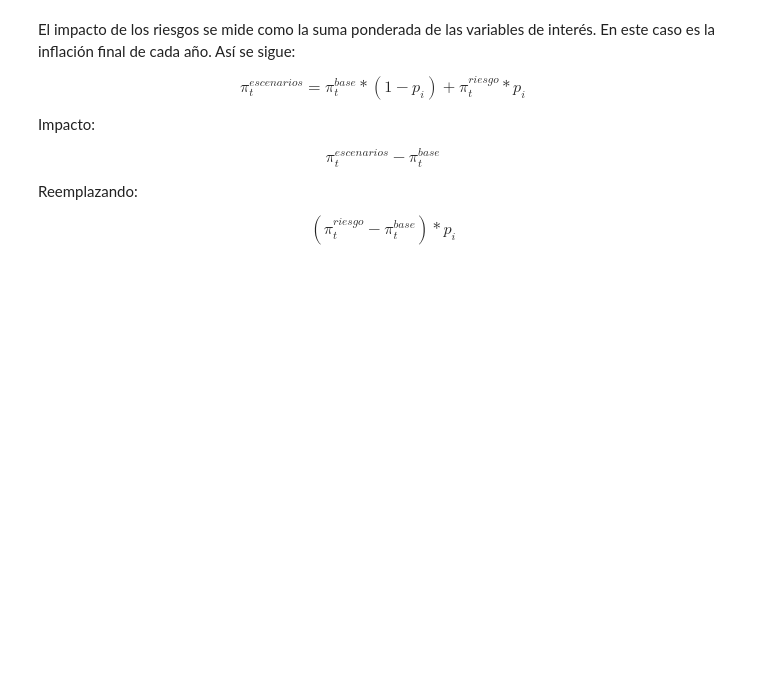
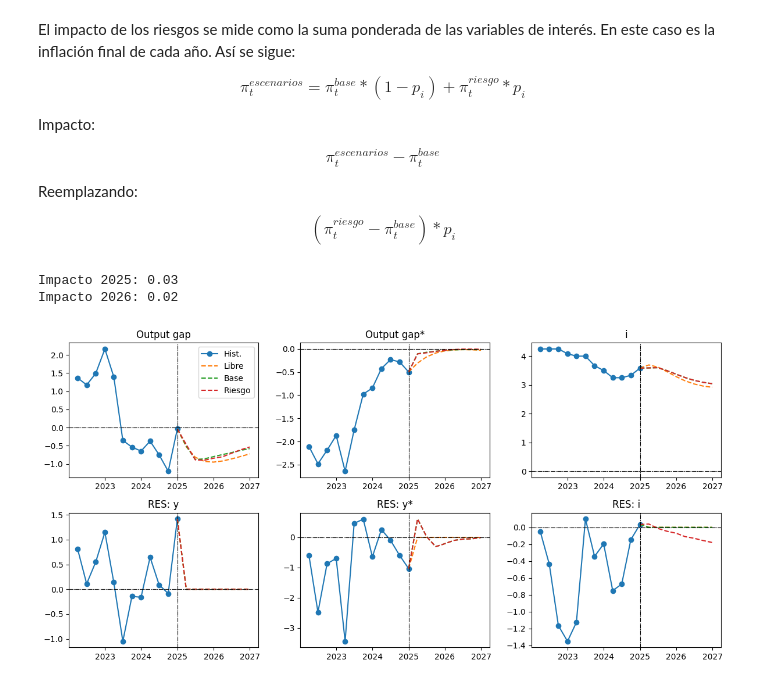
Before and after one commit to jamayat/CUECOPolMon, a Jupyter notebook: 01_Clase_sobre_MPT.ipynb, the cells around one changed output. Drawn from its saved outputs; the diff is of its cells as text; code cells hidden in the pictures; blank space fills up the shorter version.

```diff
--- a/01_Clase_sobre_MPT.ipynb
+++ b/01_Clase_sobre_MPT.ipynb
@@ -400,16 +406,16 @@ pd.DataFrame(np.c_[y,yl,yEDy,rmc,t,g,q,tau,ys,res_y], columns=['Brecha: y','Iner
 # %%
-UCond_riesgo = HTS.ReadForeCond(pathPolMon+'Tarea/DataTarea_Exogenas_Riesgo5.xlsx','2025Q1', FH)
+UCond_riesgo5 = HTS.ReadForeCond(pathPolMon+'Tarea/DataTarea_Exogenas_Riesgo5.xlsx','2025Q1', FH)
 
 tpmfija = True
 
 if tpmfija:
-    UCond_riesgo['Uvar']['var']['i'] = UFDB_base.i
-    UCond_riesgo['Uvar']['shock'].append('res_i')
+    UCond_riesgo5['Uvar']['var']['i'] = UFDB_base.i
+    UCond_riesgo5['Uvar']['shock'].append('res_i')
 
 soft_tunning = True
 
 if soft_tunning:
     for var_soft_tune in UFDB_base:
         if var_soft_tune.startswith('res_'):
-            if var_soft_tune not in UCond_riesgo['UShock'] or UCond_riesgo['UShock'][var_soft_tune].isna().all():
-                UCond_riesgo['UShock'][var_soft_tune] = UFDB_base[var_soft_tune]
+            if var_soft_tune not in UCond_riesgo5['UShock'] or UCond_riesgo5['UShock'][var_soft_tune].isna().all():
+                UCond_riesgo5['UShock'][var_soft_tune] = UFDB_base[var_soft_tune]
@@ -426,5 +448,5 @@ print(UCond_riesgo['Uvar']['shock'])
 # %%
-UFDB_riesgo = DLM.DSGEforecast0(Mod,Data,FH,'2025Q1',UCond_riesgo)
+UFDB_riesgo5 = DLM.DSGEforecast0(Mod,Data,FH,'2025Q1',UCond_riesgo5)
 # %% [markdown]
 El impacto de los riesgos se mide como la suma ponderada de las variables de interés. En este caso es la inflación final de cada año. Así se sigue:
 
@@ -438,17 +460,22 @@ Reemplazando:
 
 $$ (\pi_t^{riesgo} - \pi_t^{base})*p_i  $$
 # %%
-print(f'Impacto 2025: {round((UFDB_riesgo.D4p[-5:-4][0] - UFDB_base.D4p[-5:-4][0])*0.05, 2)}')
-print(f'Impacto 2026: {round((UFDB_riesgo.D4p[-1:][0] - UFDB_base.D4p[-1:][0])*0.05, 2)}')
+print(f'Impacto 2025: {round((UFDB_riesgo5.D4p[-5:-4][0] - UFDB_base.D4p[-5:-4][0])*0.05, 2)}')
+print(f'Impacto 2026: {round((UFDB_riesgo5.D4p[-1:][0] - UFDB_base.D4p[-1:][0])*0.05, 2)}')
+# %% [output]
+Impacto 2025: 0.03
+Impacto 2026: 0.02
 # %%
-BDdict = {'Libre': FDB,'Base': UFDB_base, 'Riesgo': UFDB_riesgo}
+BDdict5 = {'Libre': FDB,'Base': UFDB_base, 'Riesgo': UFDB_riesgo5}
 lista = ['y','ys', 'i','res_y','res_ys', 'res_i']
 listanames = ['Output gap','Output gap*', 'i','RES: y','RES: y*', 'RES: i']
 listaSS = [0,0,0,0,0,0]
 HH = 12
 Number_Rows = 2
 Number_Cols = 3
-fig, axs = HTS.plotTSforecast(BDdict,lista,listanames,listaSS,FH,HH,Number_Rows,Number_Cols)
+fig, axs = HTS.plotTSforecast(BDdict5,lista,listanames,listaSS,FH,HH,Number_Rows,Number_Cols)
+# %% [output]
+[figure, added]
 # %%
 lista = ['Dpsae','Dps','res_Dpsae','res_Dps']
 listanames = ['Core inflation','Inflation*','RES: Dp','RES: Dp*']
```
Also changed, not shown: parts of 30 cells of this notebook.
